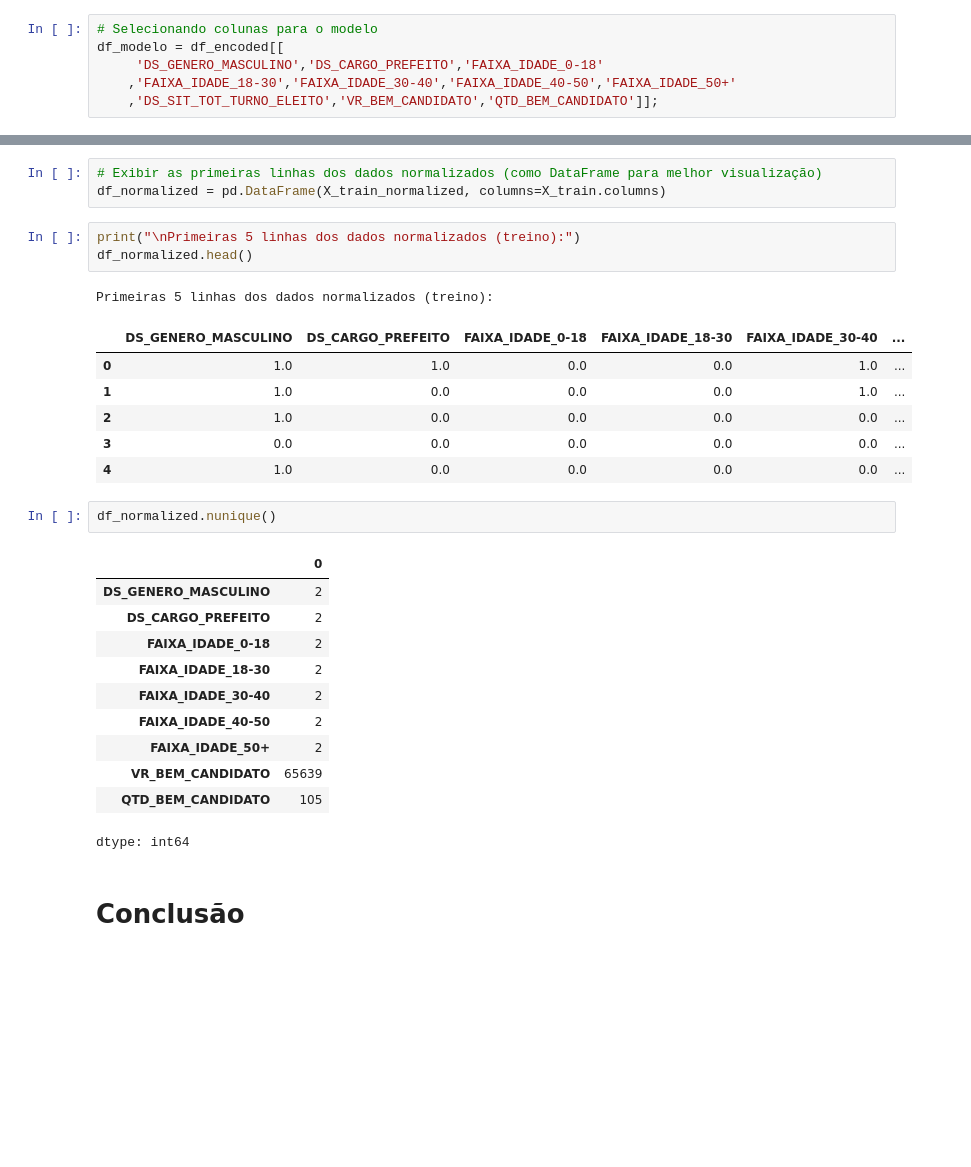
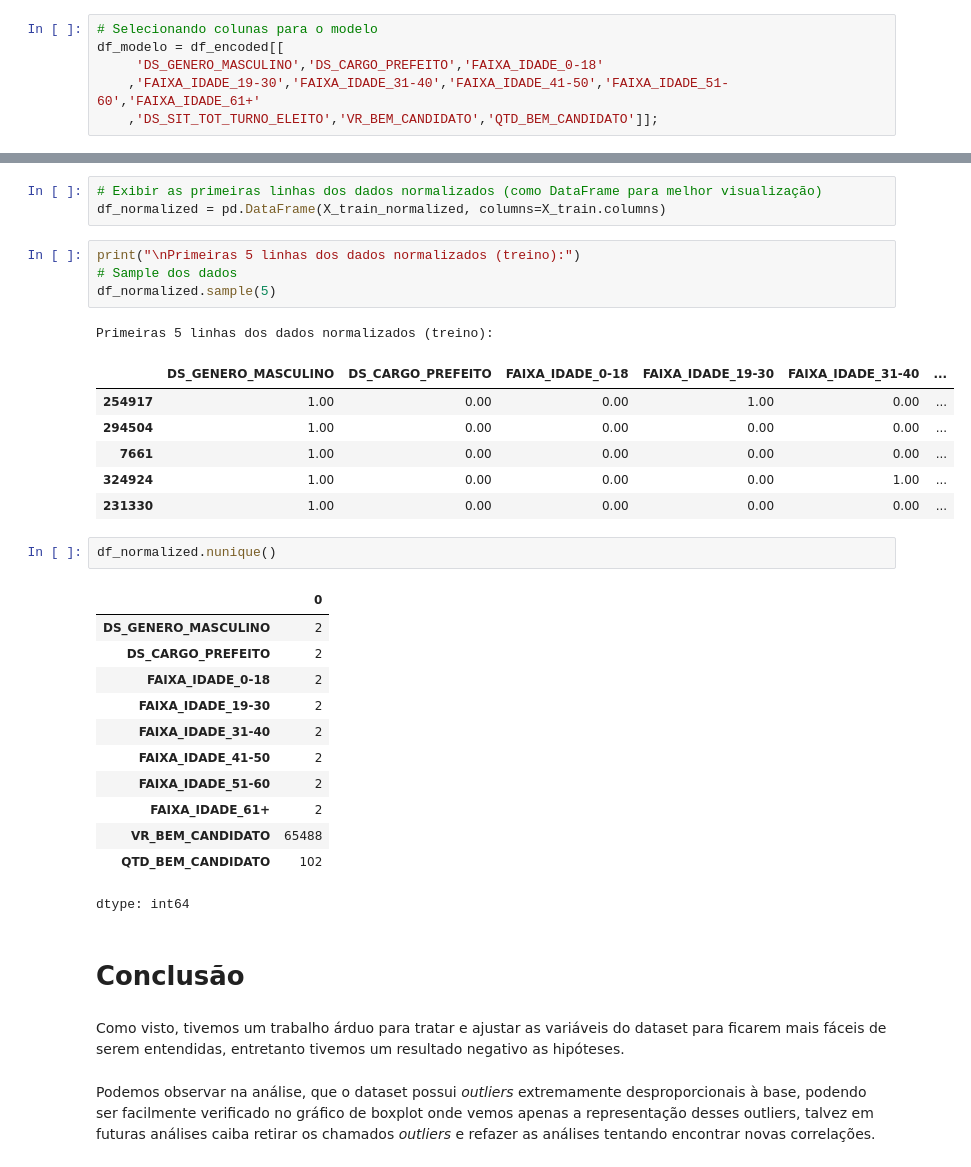
Before and after one commit to GruveJL/MVP2_PUCRIO_ELICOES, a Jupyter notebook: MVP_2_Patrimonio_2024.ipynb, the cells around one changed output, grey strips where cells are left out. Drawn from its saved outputs; the diff is of its cells as text; blank space fills up the shorter version.

```diff
--- a/MVP_2_Patrimonio_2024.ipynb
+++ b/MVP_2_Patrimonio_2024.ipynb
@@ -2178,7 +2343,7 @@ Para iniciar vamos fazer uma nova seleção de colunas retirando as colunas redu
 # Selecionando colunas para o modelo
 df_modelo = df_encoded[[
      'DS_GENERO_MASCULINO','DS_CARGO_PREFEITO','FAIXA_IDADE_0-18'
-    ,'FAIXA_IDADE_18-30','FAIXA_IDADE_30-40','FAIXA_IDADE_40-50','FAIXA_IDADE_50+'
+    ,'FAIXA_IDADE_19-30','FAIXA_IDADE_31-40','FAIXA_IDADE_41-50','FAIXA_IDADE_51-60','FAIXA_IDADE_61+'
     ,'DS_SIT_TOT_TURNO_ELEITO','VR_BEM_CANDIDATO','QTD_BEM_CANDIDATO']];
 # %%
 # Separar features (X) e target (y)
@@ -2215,15 +2382,16 @@ X_test_normalized = scaler_norm.transform(X_test)
 df_normalized = pd.DataFrame(X_train_normalized, columns=X_train.columns)
 # %%
 print("\nPrimeiras 5 linhas dos dados normalizados (treino):")
-df_normalized.head()
+# Sample dos dados
+df_normalized.sample(5)
 # %% [output]
 Primeiras 5 linhas dos dados normalizados (treino):
-|  | DS_GENERO_MASCULINO | DS_CARGO_PREFEITO | FAIXA_IDADE_0-18 | FAIXA_IDADE_18-30 | FAIXA_IDADE_30-40 | ... |
-| 0 | 1.0 | 1.0 | 0.0 | 0.0 | 1.0 | ... |
-| 1 | 1.0 | 0.0 | 0.0 | 0.0 | 1.0 | ... |
-| 2 | 1.0 | 0.0 | 0.0 | 0.0 | 0.0 | ... |
-| 3 | 0.0 | 0.0 | 0.0 | 0.0 | 0.0 | ... |
-| 4 | 1.0 | 0.0 | 0.0 | 0.0 | 0.0 | ... |
+|  | DS_GENERO_MASCULINO | DS_CARGO_PREFEITO | FAIXA_IDADE_0-18 | FAIXA_IDADE_19-30 | FAIXA_IDADE_31-40 | ... |
+| 254917 | 1.00 | 0.00 | 0.00 | 1.00 | 0.00 | ... |
+| 294504 | 1.00 | 0.00 | 0.00 | 0.00 | 0.00 | ... |
+| 7661 | 1.00 | 0.00 | 0.00 | 0.00 | 0.00 | ... |
+| 324924 | 1.00 | 0.00 | 0.00 | 0.00 | 1.00 | ... |
+| 231330 | 1.00 | 0.00 | 0.00 | 0.00 | 0.00 | ... |
 # %%
 df_normalized.nunique()
 # %% [output]
@@ -2231,12 +2399,17 @@ df_normalized.nunique()
 | DS_GENERO_MASCULINO | 2 |
 | DS_CARGO_PREFEITO | 2 |
 | FAIXA_IDADE_0-18 | 2 |
-| FAIXA_IDADE_18-30 | 2 |
-| FAIXA_IDADE_30-40 | 2 |
-| FAIXA_IDADE_40-50 | 2 |
-| FAIXA_IDADE_50+ | 2 |
-| VR_BEM_CANDIDATO | 65639 |
-| QTD_BEM_CANDIDATO | 105 |
+| FAIXA_IDADE_19-30 | 2 |
+| FAIXA_IDADE_31-40 | 2 |
+| FAIXA_IDADE_41-50 | 2 |
+| FAIXA_IDADE_51-60 | 2 |
+| FAIXA_IDADE_61+ | 2 |
+| VR_BEM_CANDIDATO | 65488 |
+| QTD_BEM_CANDIDATO | 102 |
 dtype: int64
 # %% [markdown]
 # Conclusão
+# %% [markdown]
+Como visto, tivemos um trabalho árduo para tratar e ajustar as variáveis do dataset para ficarem mais fáceis de serem entendidas, entretanto tivemos um resultado negativo as hipóteses.
+# %% [markdown]
+Podemos observar na análise, que o dataset possui *outliers* extremamente desproporcionais à base, podendo ser facilmente verificado no gráfico de boxplot onde vemos apenas a representação desses outliers, talvez em futuras análises caiba retirar os chamados *outliers* e refazer as análises tentando encontrar novas correlações.
```
Also changed, not shown: parts of 179 cells of this notebook.
